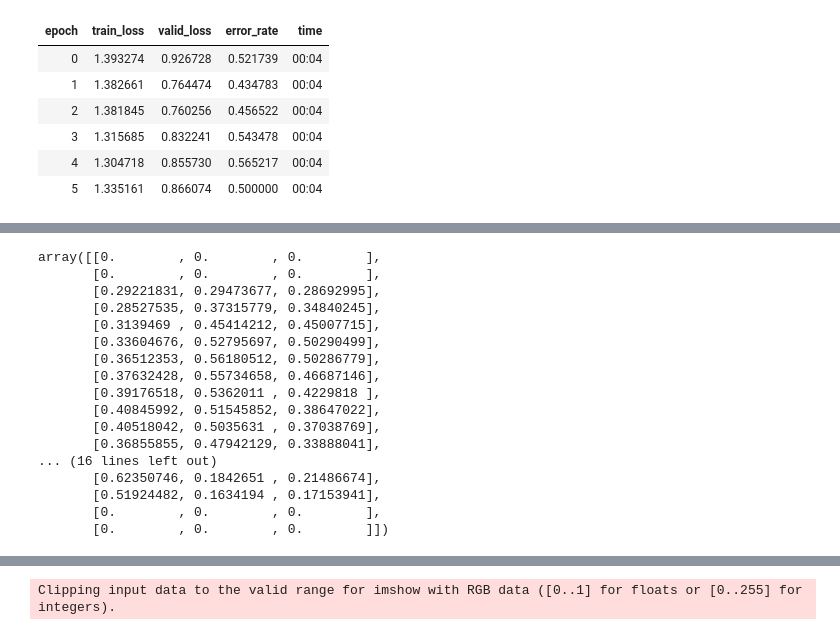
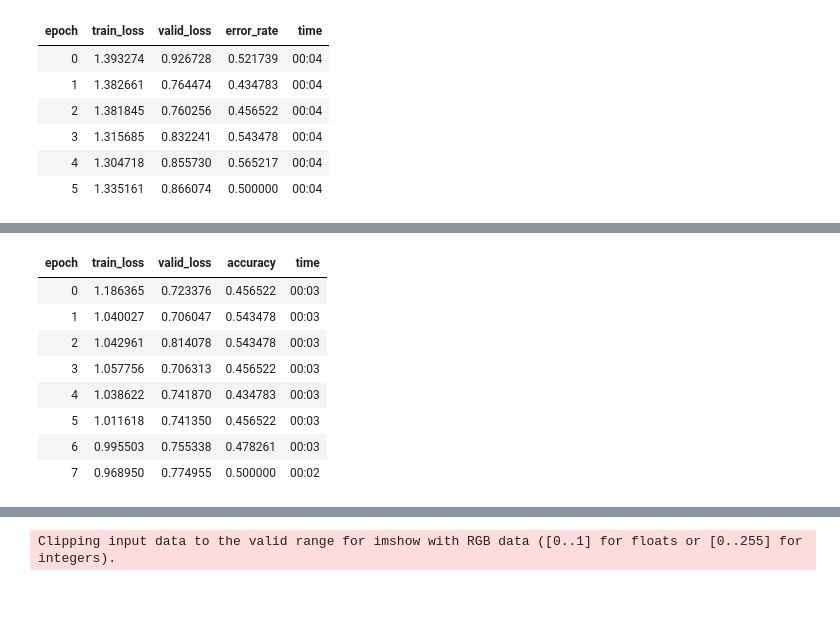
Before and after one commit to jamescavanagh/unpackAI, a Jupyter notebook: EEG_Alchoholism.ipynb, the cells around one changed output, grey strips where cells are left out. Drawn from its saved outputs; the diff is of its cells as text; code cells hidden in the pictures; blank space fills up the shorter version.

```diff
--- a/EEG_Alchoholism.ipynb
+++ b/EEG_Alchoholism.ipynb
@@ -741,20 +765,16 @@ example = final_dict1[7]
-# %%
-example[7]
-# %% [output]
-array([[0.        , 0.        , 0.        ],
-       [0.        , 0.        , 0.        ],
-       [0.29221831, 0.29473677, 0.28692995],
-       [0.28527535, 0.37315779, 0.34840245],
-       [0.3139469 , 0.45414212, 0.45007715],
-       [0.33604676, 0.52795697, 0.50290499],
-       [0.36512353, 0.56180512, 0.50286779],
-       [0.37632428, 0.55734658, 0.46687146],
-       [0.39176518, 0.5362011 , 0.4229818 ],
-       [0.40845992, 0.51545852, 0.38647022],
-       [0.40518042, 0.5035631 , 0.37038769],
-       [0.36855855, 0.47942129, 0.33888041],
-... (16 lines left out)
-       [0.62350746, 0.1842651 , 0.21486674],
-       [0.51924482, 0.1634194 , 0.17153941],
-       [0.        , 0.        , 0.        ],
-       [0.        , 0.        , 0.        ]])
+# %%
+# Cross Entroy Punction
+
+learnCrossEntropy = Learner(dls, xresnet18(n_out=dls.c), loss_func=CrossEntropyLossFlat(),
+                metrics=accuracy)
+learnCrossEntropy.fit_one_cycle(8, 3e-3)
+# %% [output]
+| epoch | train_loss | valid_loss | accuracy | time |
+| 0 | 1.186365 | 0.723376 | 0.456522 | 00:03 |
+| 1 | 1.040027 | 0.706047 | 0.543478 | 00:03 |
+| 2 | 1.042961 | 0.814078 | 0.543478 | 00:03 |
+| 3 | 1.057756 | 0.706313 | 0.456522 | 00:03 |
+| 4 | 1.038622 | 0.741870 | 0.434783 | 00:03 |
+| 5 | 1.011618 | 0.741350 | 0.456522 | 00:03 |
+| 6 | 0.995503 | 0.755338 | 0.478261 | 00:03 |
+| 7 | 0.968950 | 0.774955 | 0.500000 | 00:02 |
```
Also changed, not shown: parts of 13 cells of this notebook.
